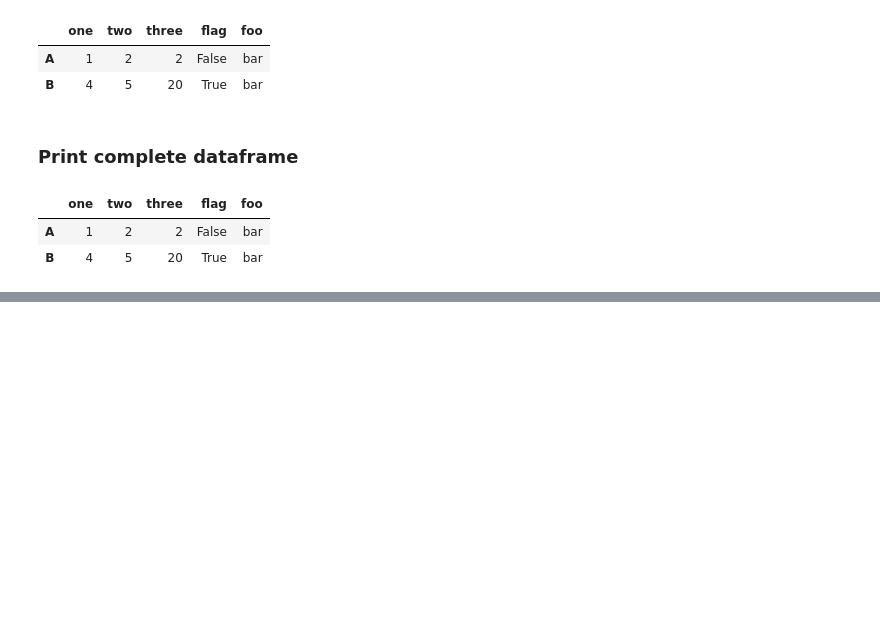
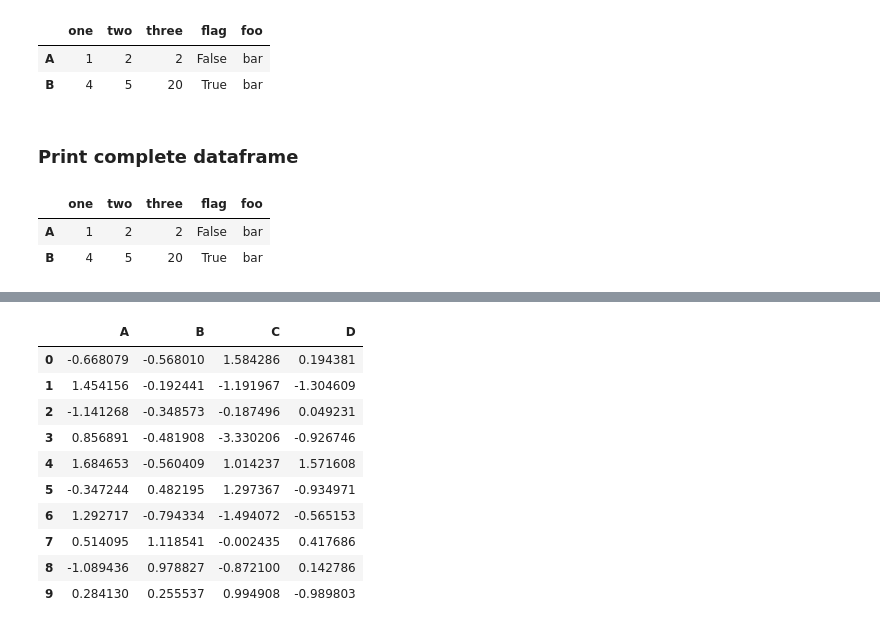
Before and after one commit to aqsa-04/my-jupyter-project, a Jupyter notebook: Aqsa_Assignment_01_Python_Tutorial.ipynb.ipynb, the cells around one changed output, grey strips where cells are left out. Cells and saved outputs as stored; diff of their text form; code cells hidden in the pictures; blank space fills up the shorter version.

```diff
--- a/Aqsa_Assignment_01_Python_Tutorial.ipynb.ipynb
+++ b/Aqsa_Assignment_01_Python_Tutorial.ipynb.ipynb
@@ -2007,0 +2114,15 @@ df
+# %%
+df = pd.DataFrame(np.random.randn(10, 4), columns=['A', 'B', 'C', 'D'])
+df
+# %% [output]
+|  | A | B | C | D |
+| 0 | -0.668079 | -0.568010 | 1.584286 | 0.194381 |
+| 1 | 1.454156 | -0.192441 | -1.191967 | -1.304609 |
+| 2 | -1.141268 | -0.348573 | -0.187496 | 0.049231 |
+| 3 | 0.856891 | -0.481908 | -3.330206 | -0.926746 |
+| 4 | 1.684653 | -0.560409 | 1.014237 | 1.571608 |
+| 5 | -0.347244 | 0.482195 | 1.297367 | -0.934971 |
+| 6 | 1.292717 | -0.794334 | -1.494072 | -0.565153 |
+| 7 | 0.514095 | 1.118541 | -0.002435 | 0.417686 |
+| 8 | -1.089436 | 0.978827 | -0.872100 | 0.142786 |
+| 9 | 0.284130 | 0.255537 | 0.994908 | -0.989803 |
```
Also changed, not shown: parts of 96 cells of this notebook.
